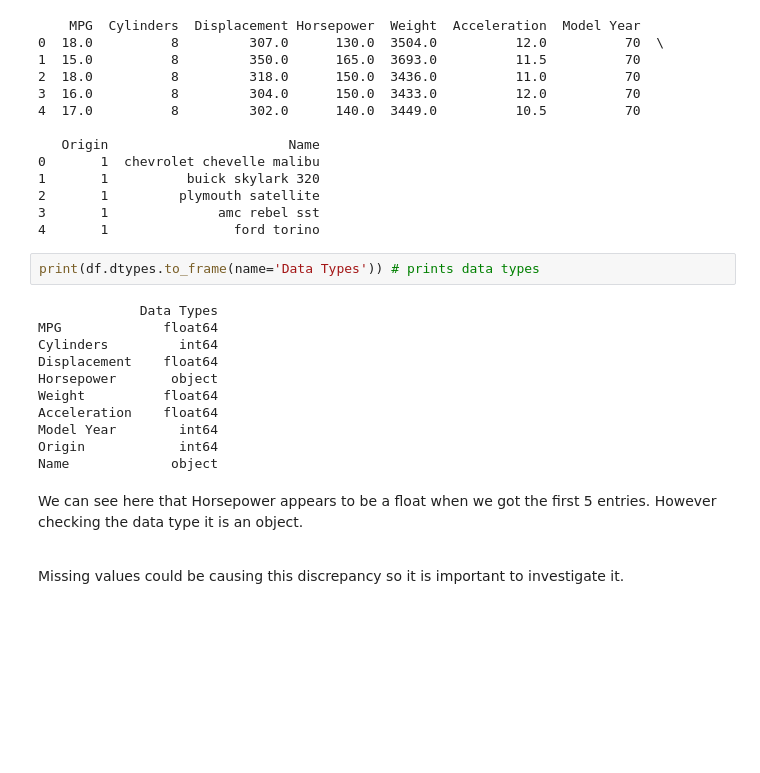
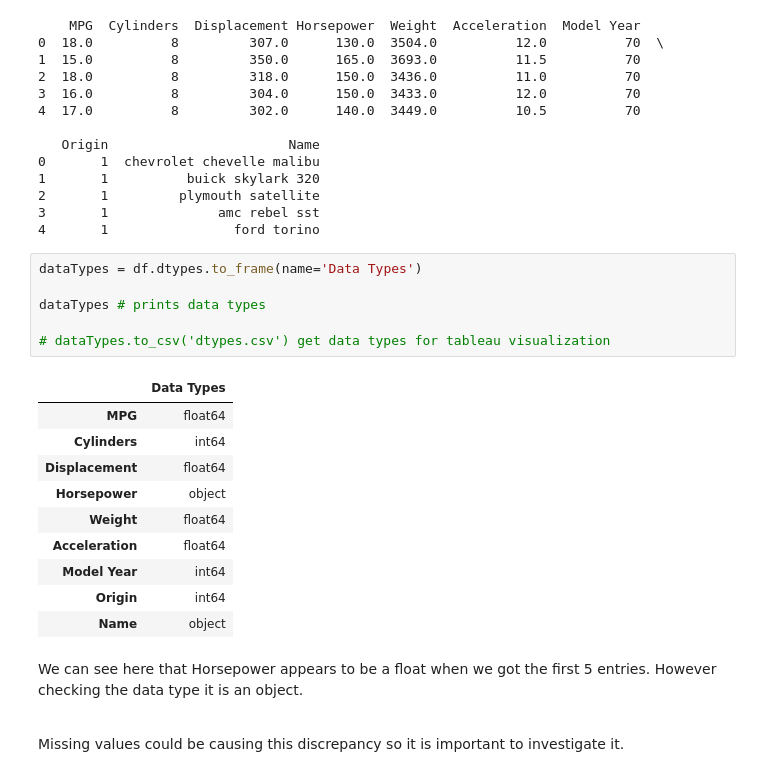
Before and after one commit to adenletchworth/Auto-MPG-Data-Analysis, a Jupyter notebook: dataAnalysis.ipynb, the cells around one changed output. Drawn from its saved outputs; the diff is of its cells as text; blank space fills up the shorter version.

```diff
--- a/dataAnalysis.ipynb
+++ b/dataAnalysis.ipynb
@@ -46,18 +46,22 @@ print(df.head()) # pritns first 5 values
 3       1              amc rebel sst
 4       1                ford torino
 # %%
-print(df.dtypes.to_frame(name='Data Types')) # prints data types
+dataTypes = df.dtypes.to_frame(name='Data Types')
+
+dataTypes # prints data types
+
+# dataTypes.to_csv('dtypes.csv') get data types for tableau visualization
 # %% [output]
-             Data Types
-MPG             float64
-Cylinders         int64
-Displacement    float64
-Horsepower       object
-Weight          float64
-Acceleration    float64
-Model Year        int64
-Origin            int64
-Name             object
+|  | Data Types |
+| MPG | float64 |
+| Cylinders | int64 |
+| Displacement | float64 |
+| Horsepower | object |
+| Weight | float64 |
+| Acceleration | float64 |
+| Model Year | int64 |
+| Origin | int64 |
+| Name | object |
 # %% [markdown]
 We can see here that Horsepower appears to be a float when we got the first 5 entries. However checking the data type it is an object.
 
```
Also changed, not shown: parts of 5 cells of this notebook.
